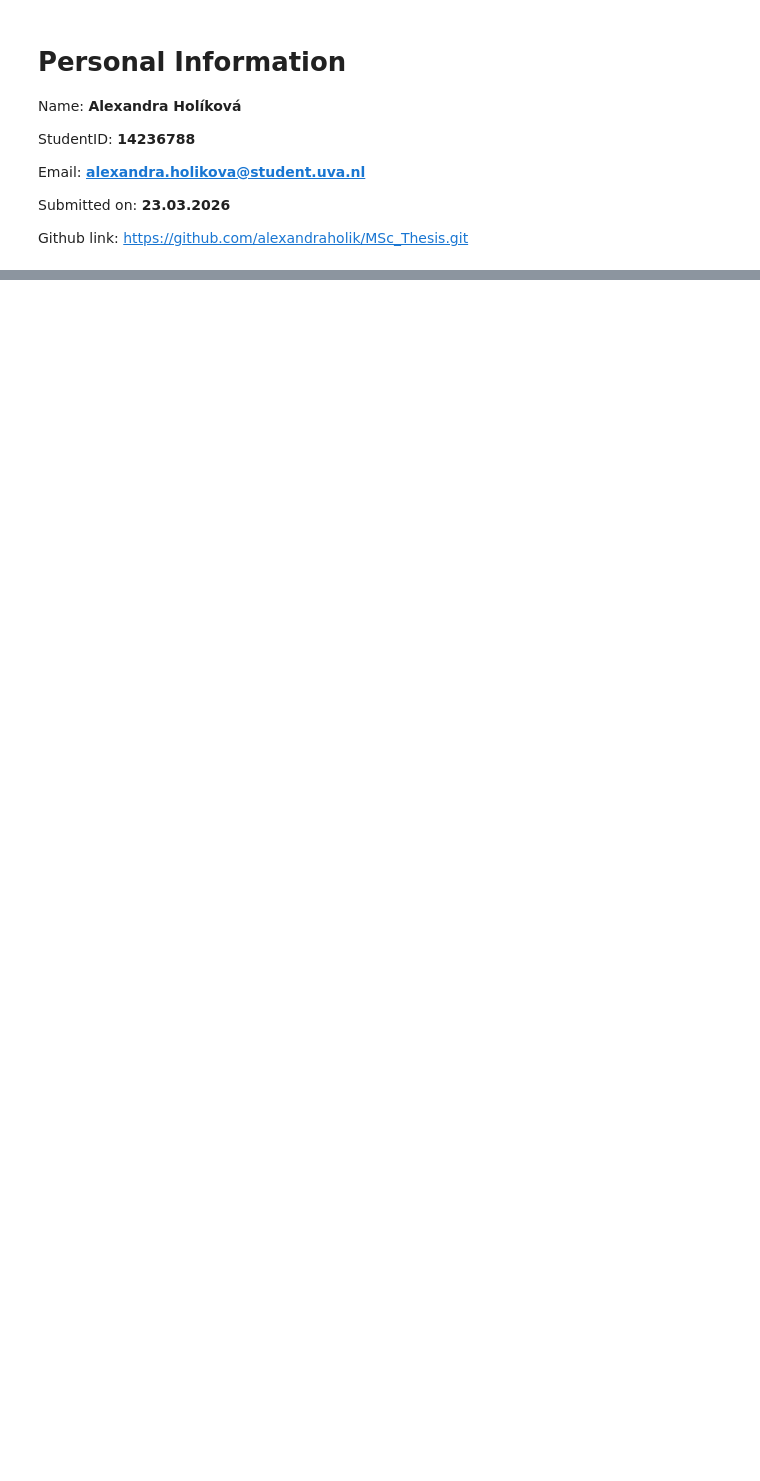
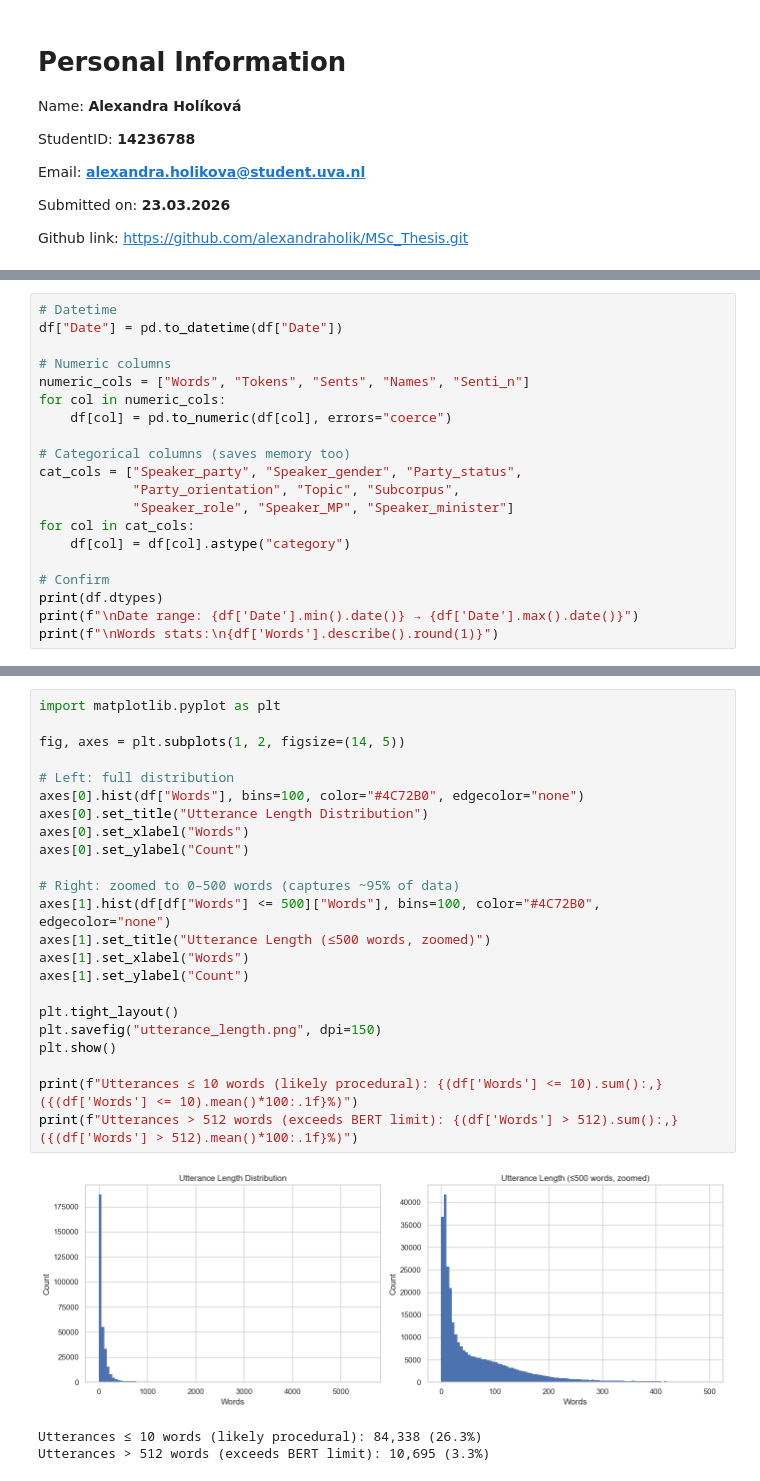
Before and after one commit to alexandraholik/MSc_Thesis, a Jupyter notebook: Exploratory Data Analysis.ipynb, the cells around one changed output, grey strips where cells are left out. Saved outputs shown, nothing was run; the diff lists cells and outputs as text; blank space fills up the shorter version.

```diff
--- a/Exploratory Data Analysis.ipynb
+++ b/Exploratory Data Analysis.ipynb
@@ -55,0 +230,20 @@ Make sure to add some explanation of what you are doing in your code. This will
+# %%
+# Datetime
+df["Date"] = pd.to_datetime(df["Date"])
+
+# Numeric columns
+numeric_cols = ["Words", "Tokens", "Sents", "Names", "Senti_n"]
+for col in numeric_cols:
+    df[col] = pd.to_numeric(df[col], errors="coerce")
+
+# Categorical columns (saves memory too)
+cat_cols = ["Speaker_party", "Speaker_gender", "Party_status",
+            "Party_orientation", "Topic", "Subcorpus",
+            "Speaker_role", "Speaker_MP", "Speaker_minister"]
+for col in cat_cols:
+    df[col] = df[col].astype("category")
+
+# Confirm
+print(df.dtypes)
+print(f"\nDate range: {df['Date'].min().date()} → {df['Date'].max().date()}")
+print(f"\nWords stats:\n{df['Words'].describe().round(1)}")
@@ -55,0 +319,27 @@ Make sure to add some explanation of what you are doing in your code. This will
+# %%
+import matplotlib.pyplot as plt
+
+fig, axes = plt.subplots(1, 2, figsize=(14, 5))
+
+# Left: full distribution
+axes[0].hist(df["Words"], bins=100, color="#4C72B0", edgecolor="none")
+axes[0].set_title("Utterance Length Distribution")
+axes[0].set_xlabel("Words")
+axes[0].set_ylabel("Count")
+
+# Right: zoomed to 0–500 words (captures ~95% of data)
+axes[1].hist(df[df["Words"] <= 500]["Words"], bins=100, color="#4C72B0", edgecolor="none")
+axes[1].set_title("Utterance Length (≤500 words, zoomed)")
+axes[1].set_xlabel("Words")
+axes[1].set_ylabel("Count")
+
+plt.tight_layout()
+plt.savefig("utterance_length.png", dpi=150)
+plt.show()
+
+print(f"Utterances ≤ 10 words (likely procedural): {(df['Words'] <= 10).sum():,} ({(df['Words'] <= 10).mean()*100:.1f}%)")
+print(f"Utterances > 512 words (exceeds BERT limit): {(df['Words'] > 512).sum():,} ({(df['Words'] > 512).mean()*100:.1f}%)")
+# %% [output]
+[figure, added]
+Utterances ≤ 10 words (likely procedural): 84,338 (26.3%)
+Utterances > 512 words (exceeds BERT limit): 10,695 (3.3%)
```
Also changed, not shown: parts of 42 cells of this notebook.
